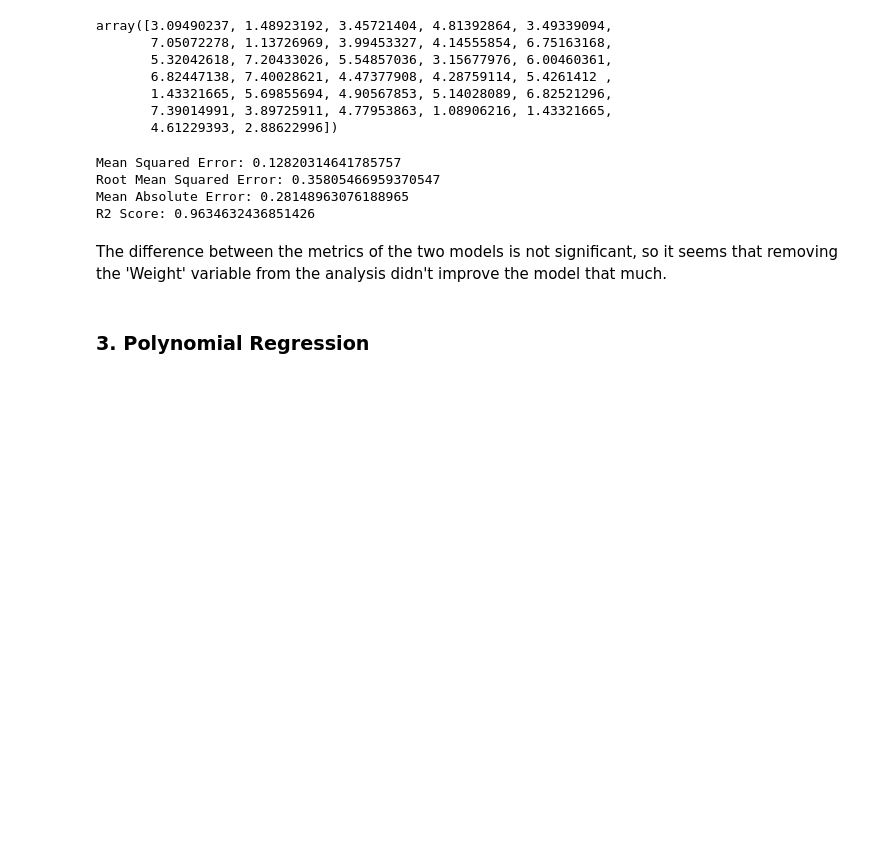
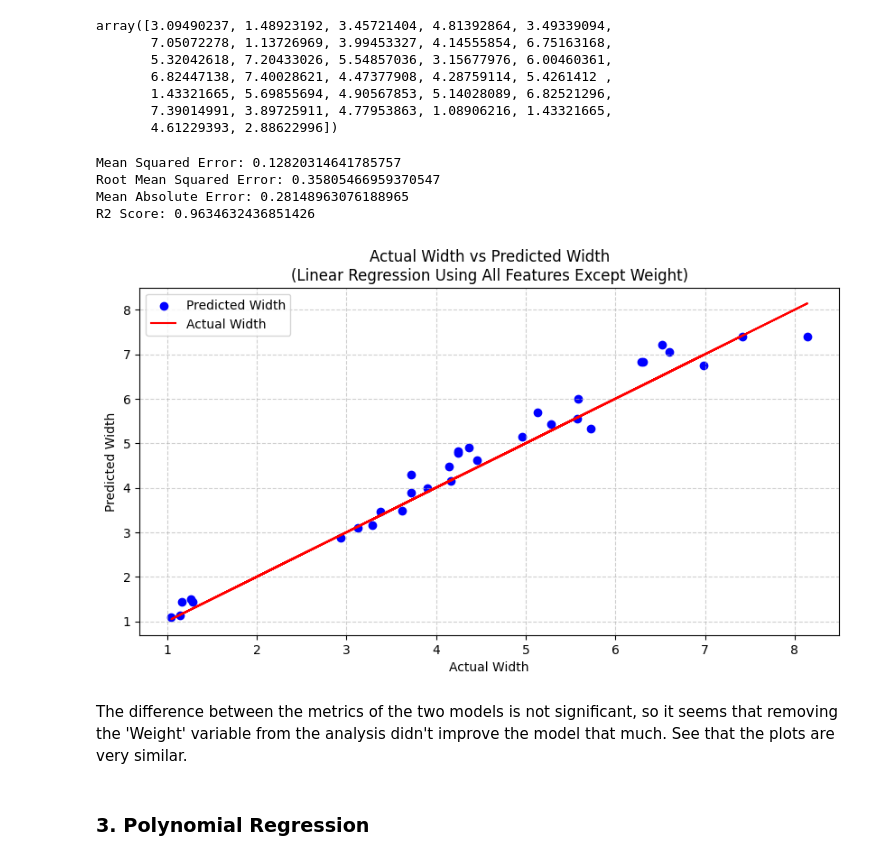
Before and after one commit to joaoalexarruda/fishcatch, a Jupyter notebook: main.ipynb, the cells around one changed output. Cells and saved outputs as stored; diff of their text form; code cells hidden in the pictures; blank space fills up the shorter version.

```diff
--- a/main.ipynb
+++ b/main.ipynb
@@ -418,8 +433,21 @@ Mean Squared Error: 0.12820314641785757
 Root Mean Squared Error: 0.35805466959370547
 Mean Absolute Error: 0.28148963076188965
 R2 Score: 0.9634632436851426
+# %%
+# Plotting the model
+fig2, bx = plt.subplots(figsize=(10, 5))
+bx.scatter(y_test, y_pred, color='blue', label='Predicted Width')
+bx.plot(y_test, y_test, color='red', label='Actual Width')
+bx.set_xlabel('Actual Width')
+bx.set_ylabel('Predicted Width')
+bx.set_title('Actual Width vs Predicted Width\n(Linear Regression Using All Features Except Weight)')
+bx.grid(True, linestyle='--', alpha=0.6)
+bx.legend()
+plt.show()
+# %% [output]
+[figure, added]
 # %% [markdown]
-The difference between the metrics of the two models is not significant, so it seems that removing the 'Weight' variable from the analysis didn't improve the model that much.
+The difference between the metrics of the two models is not significant, so it seems that removing the 'Weight' variable from the analysis didn't improve the model that much. See that the plots are very similar.
 # %% [markdown]
 ### 3. **Polynomial Regression**
 # %% [markdown]
```
Also changed, not shown: parts of 11 cells of this notebook.
